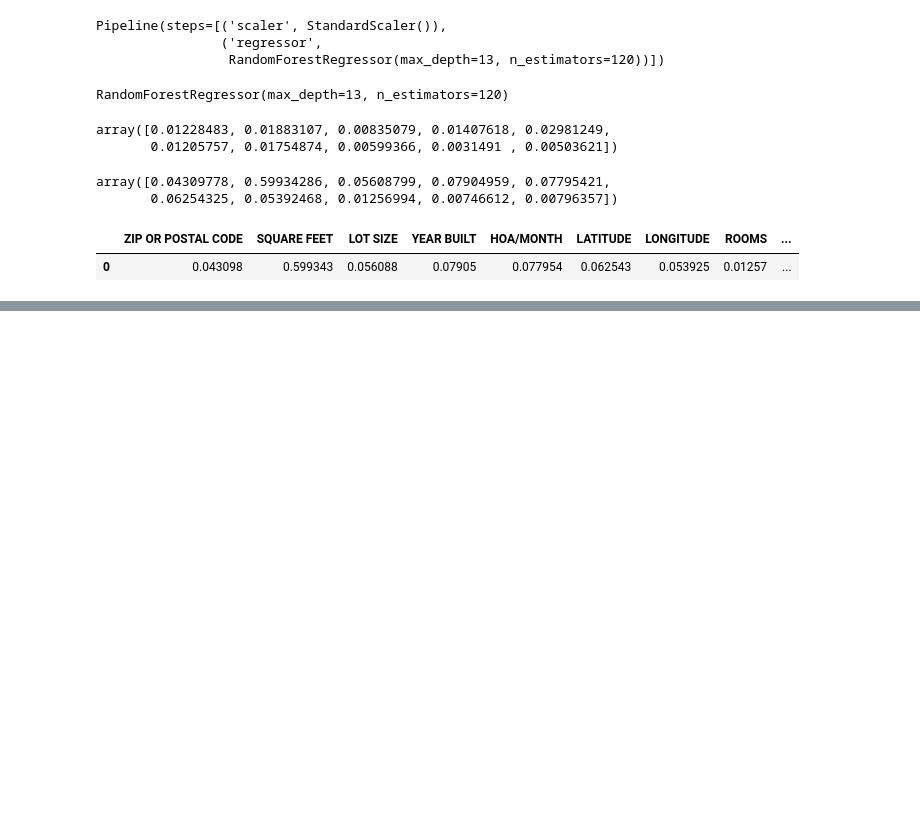
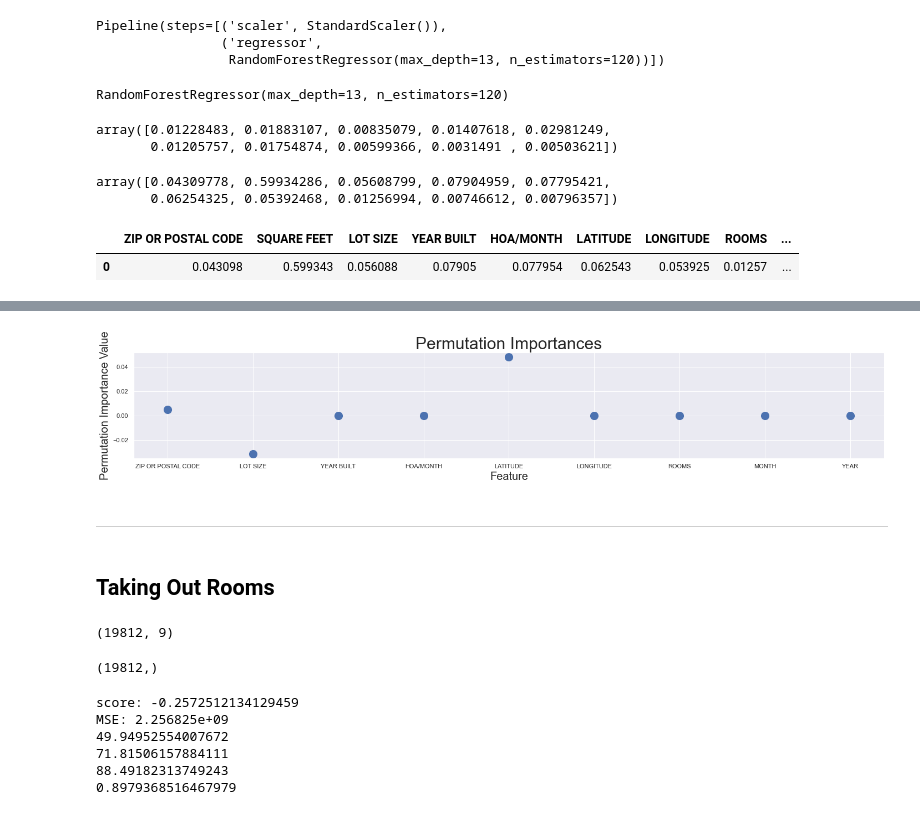
Before and after one commit to randallb15/PredictingSAHomeValues, a Jupyter notebook: HomeValueEstimate.ipynb, the cells around one changed output, grey strips where cells are left out. Drawn from its saved outputs; the diff is of its cells as text; code cells hidden in the pictures; blank space fills up the shorter version.

```diff
--- a/HomeValueEstimate.ipynb
+++ b/HomeValueEstimate.ipynb
@@ -368,0 +450,4 @@ plt.savefig('img/featureimportances2.png')
+# %%
+r = permutation_importance(rfr2, X_te, y_te, n_repeats=30)
+# %%
+perm_importances2 = r.importances_mean
@@ -368,0 +460,14 @@ plt.savefig('img/featureimportances2.png')
+# %%
+plt.figure(figsize=(20,4))
+plt.scatter(x=features2,y=perm_importances2,s=200)
+plt.title('Permutation Importances',fontsize=30)
+plt.ylabel('Permutation Importance Value',fontsize=20)
+plt.xlabel("Feature",fontsize=20)
+plt.tight_layout()
+plt.savefig('img/permimportances2.png')
+# %% [output]
+[figure, added]
+# %% [markdown]
+-----
+# %% [markdown]
+## Taking Out Rooms
@@ -368,0 +476,8 @@ plt.savefig('img/featureimportances2.png')
+# %%
+X_norooms.shape
+# %% [output]
+(19812, 9)
+# %%
+y.shape
+# %% [output]
+(19812,)
@@ -368,0 +491,17 @@ plt.savefig('img/featureimportances2.png')
+# %%
+rfr3 = RandomForestRegressor(oob_score=True)
+rfr3.fit(X_tr,y_tr)
+y_pre = rfr3.predict(X_te)
+print("score:", rfr.score(X_te, y_te))
+print('MSE: {:2e}'.format(mean_squared_error(y_te, y_pre)))
+print(calculate_five_percent(y_pre,y_te))
+print(calculate_ten_percent(y_pre,y_te))
+print(calculate_twenty_percent(y_pre,y_te))
+print(r2_score(y_te,y_pre))
+# %% [output]
+score: -0.2572512134129459
+MSE: 2.256825e+09
+49.94952554007672
+71.81506157884111
+88.49182313749243
+0.8979368516467979
```
Also changed, not shown: parts of 35 cells of this notebook, 2 other files.
